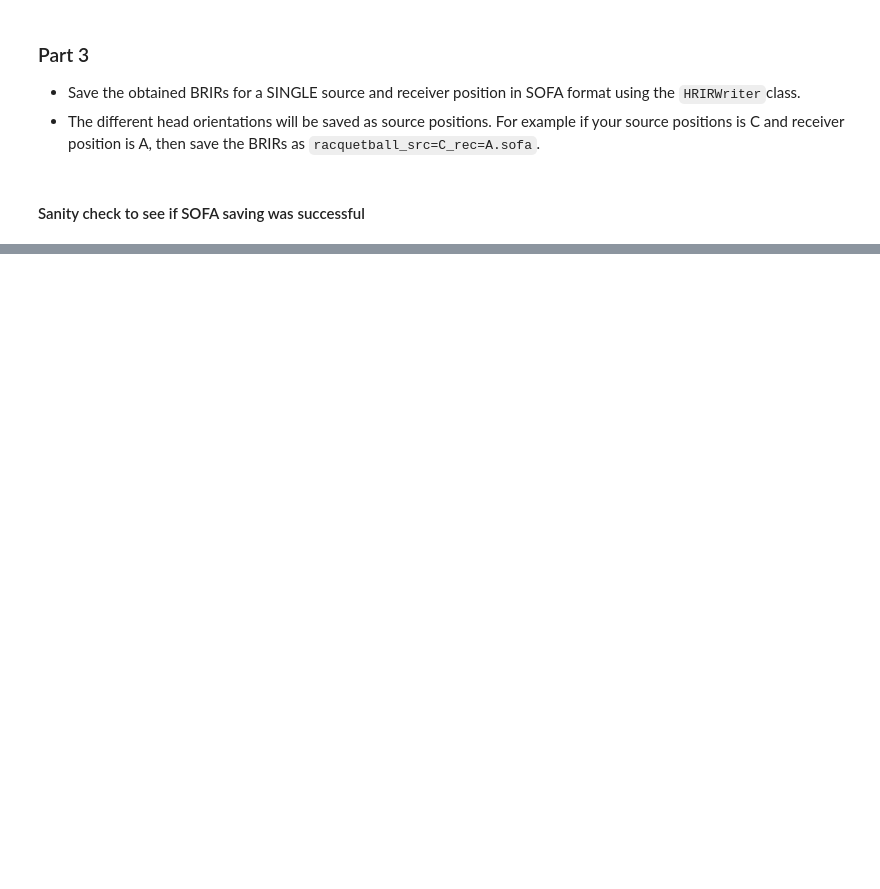
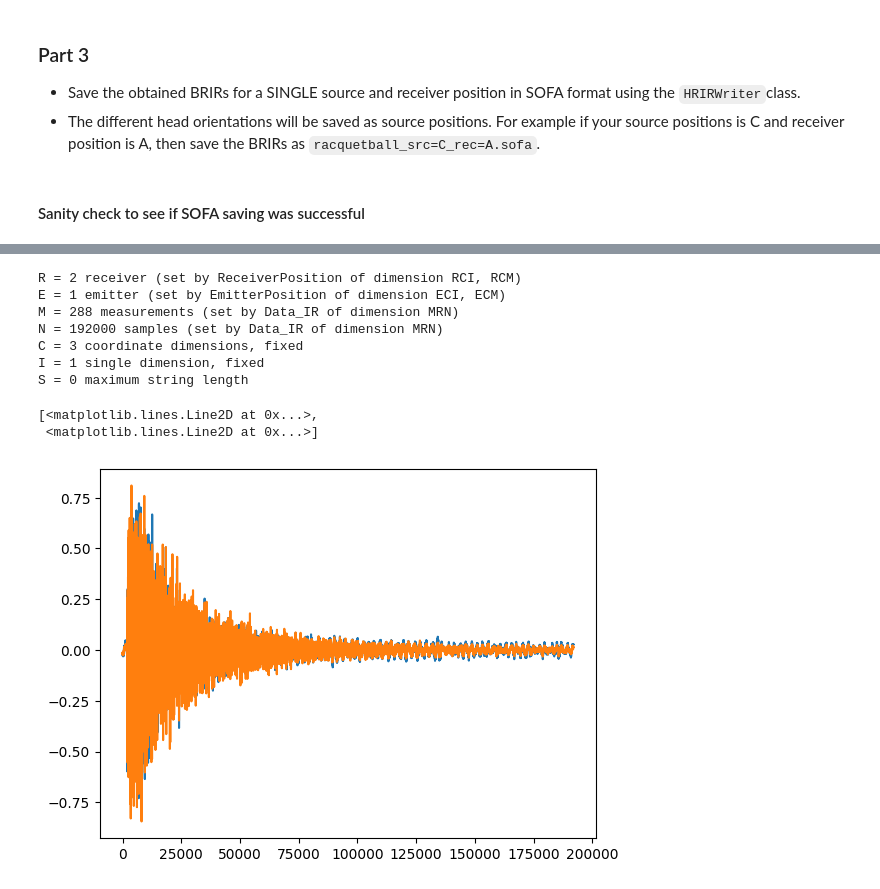
Before and after one commit to orchidas/VAIAWorkshop25Public, a Jupyter notebook: notebooks/lecture08.ipynb, the cells around one changed output, grey strips where cells are left out. Drawn from its saved outputs; the diff is of its cells as text; code cells hidden in the pictures; blank space fills up the shorter version.

```diff
--- a/notebooks/lecture08.ipynb
+++ b/notebooks/lecture08.ipynb
@@ -145,3 +162,6 @@ brir_sofa_path = Path('../data/Week 2/shoe-box-synth-comp/sofa_files/racquetball
 sofa_reader = HRIRReader(brir_sofa_path)
 
 # plot a few BRIRs
+ir_data = sofa_reader.get_ir_corresponding_to_listener_view(np.asarray([[-90, 15, 1.0]])).squeeze()
+plt.plot(ir_data.T)
+# %% [output]
@@ -147,0 +170,10 @@ sofa_reader = HRIRReader(brir_sofa_path)
+R = 2 receiver (set by ReceiverPosition of dimension RCI, RCM)
+E = 1 emitter (set by EmitterPosition of dimension ECI, ECM)
+M = 288 measurements (set by Data_IR of dimension MRN)
+N = 192000 samples (set by Data_IR of dimension MRN)
+C = 3 coordinate dimensions, fixed
+I = 1 single dimension, fixed
+S = 0 maximum string length
+[<matplotlib.lines.Line2D at 0x...>,
+ <matplotlib.lines.Line2D at 0x...>]
+[figure, added]
```
Also changed, not shown: parts of 5 cells of this notebook, 3 other files.
